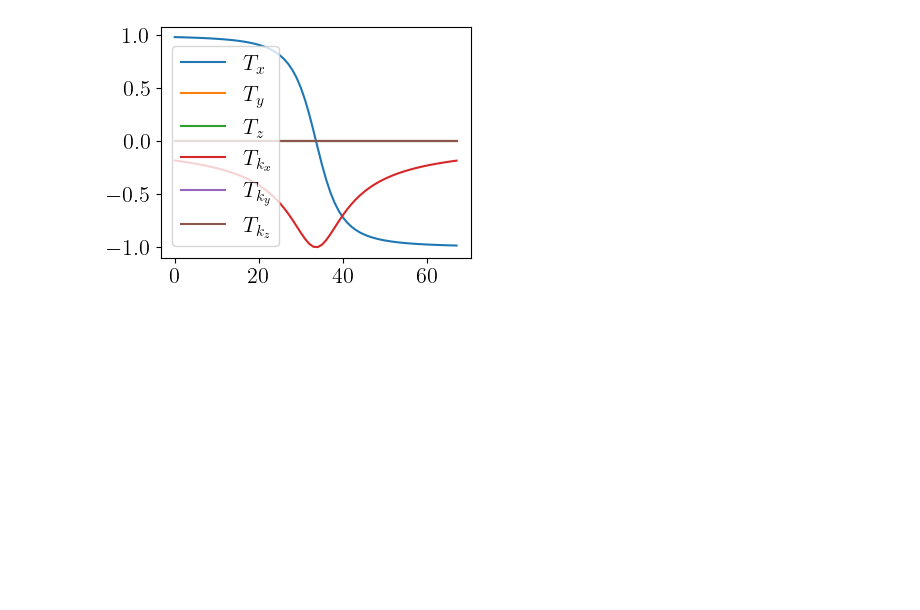
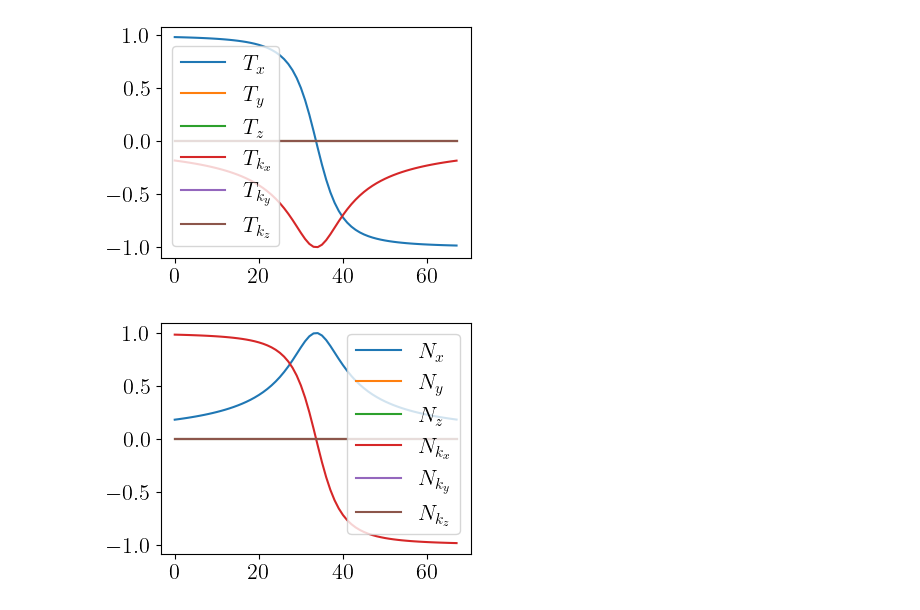
Before and after one commit to runehoejlund/plasma-ray-tracer, a Jupyter notebook: MGO/mgo.ipynb, the cells around one changed output. Cells and saved outputs as stored; diff of their text form; code cells hidden in the pictures; blank space fills up the shorter version.

```diff
--- a/MGO/mgo.ipynb
+++ b/MGO/mgo.ipynb
@@ -189,3 +205,10 @@ plt.legend([r'$T_{x}$', r'$T_{y}$', r'$T_{z}$', r'$T_{k_x}$', r'$T_{k_y}$', r'$T
 plt.show()
 # %% [output]
 [figure]
+# %%
+plt.figure(figsize=(4,3))
+plt.plot(N[:, 0, 0, 0, :])
+plt.legend([r'$N_{x}$', r'$N_{y}$', r'$N_{z}$', r'$N_{k_x}$', r'$N_{k_y}$', r'$N_{k_z}$'])
+plt.show()
+# %% [output]
+[figure, added]
```
Also changed, not shown: parts of 27 cells of this notebook.
